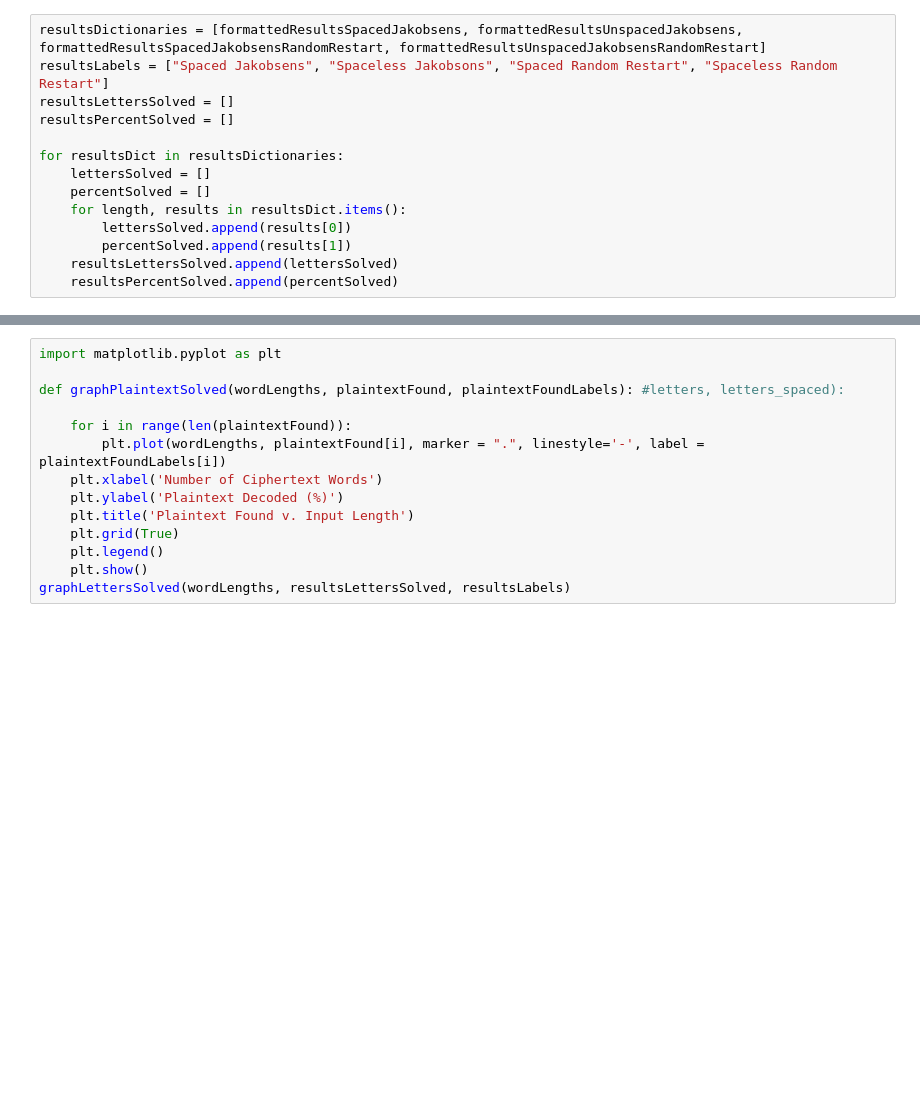
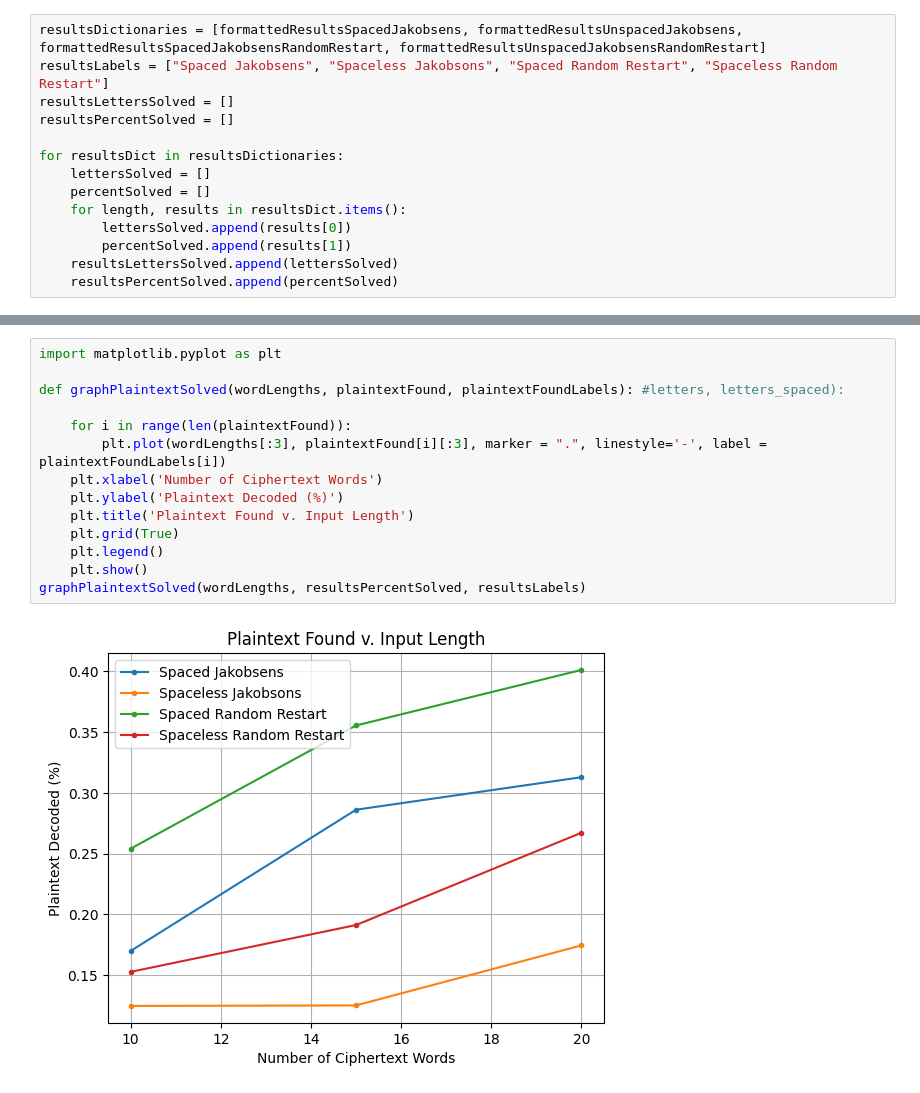
Before and after one commit to jkszan/formalized-cryptograph-solver, a Jupyter notebook: visualizations.ipynb, the cells around one changed output, grey strips where cells are left out. Saved outputs shown, nothing was run; the diff lists cells and outputs as text; blank space fills up the shorter version.

```diff
--- a/visualizations.ipynb
+++ b/visualizations.ipynb
@@ -144,14 +155,16 @@ graphLettersSolved(wordLengths, resultsLettersSolved, resultsLabels)
 # %%
 import matplotlib.pyplot as plt
 
 def graphPlaintextSolved(wordLengths, plaintextFound, plaintextFoundLabels): #letters, letters_spaced):
 
     for i in range(len(plaintextFound)):
-        plt.plot(wordLengths, plaintextFound[i], marker = ".", linestyle='-', label = plaintextFoundLabels[i])
+        plt.plot(wordLengths[:3], plaintextFound[i][:3], marker = ".", linestyle='-', label = plaintextFoundLabels[i])
     plt.xlabel('Number of Ciphertext Words')
     plt.ylabel('Plaintext Decoded (%)')
     plt.title('Plaintext Found v. Input Length')
     plt.grid(True)
     plt.legend()
     plt.show()
-graphLettersSolved(wordLengths, resultsLettersSolved, resultsLabels)
+graphPlaintextSolved(wordLengths, resultsPercentSolved, resultsLabels)
+# %% [output]
+[figure, added]
```
Also changed, not shown: parts of 17 cells of this notebook, 4 other files.
